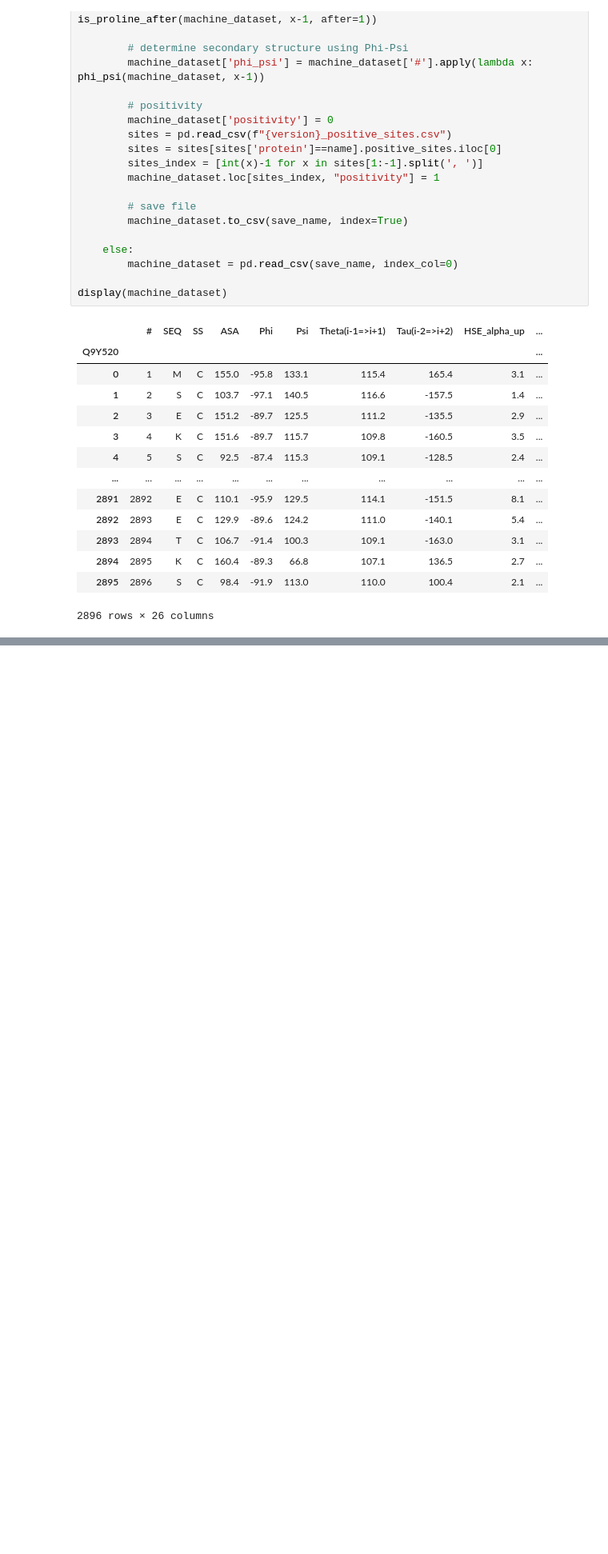
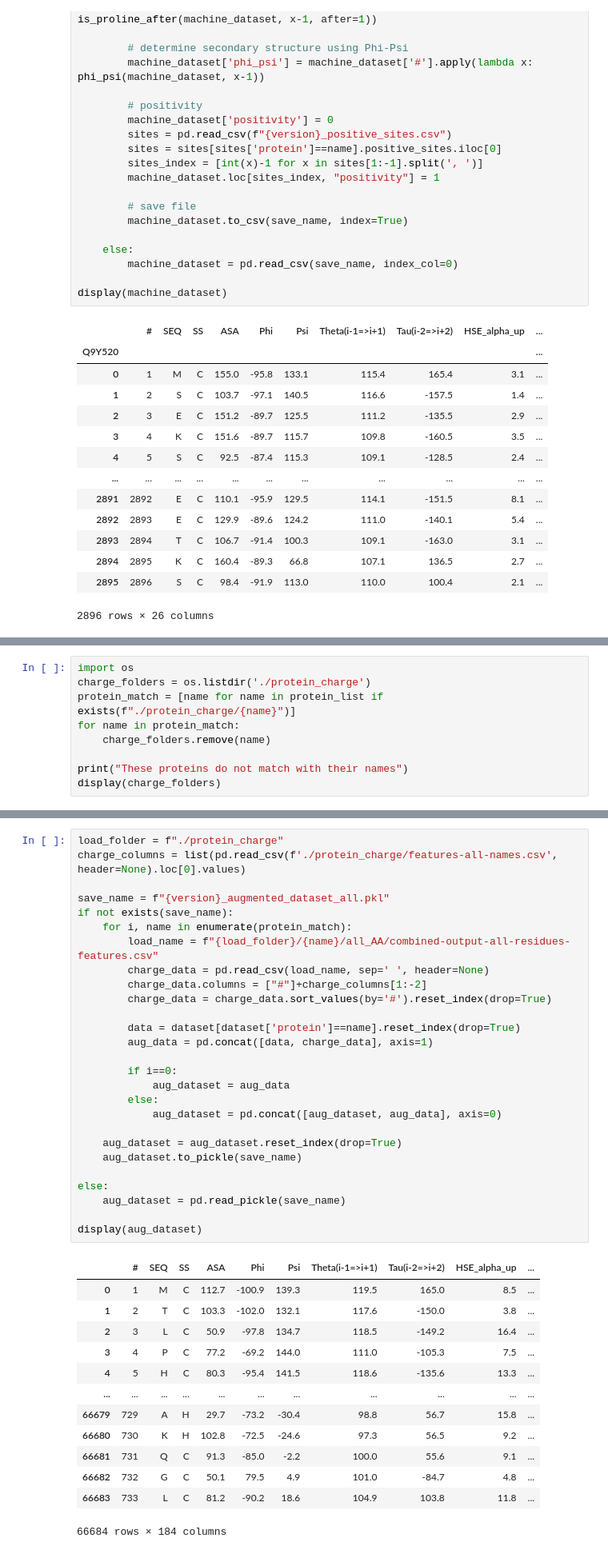
Before and after one commit to pseokyoung/MIT_glyco, a Jupyter notebook: v4_script_1_data_preprocessing.ipynb, the cells around one changed output, grey strips where cells are left out. Shown at 80% size. Cells and saved outputs as stored; diff of their text form; blank space fills up the shorter version.

Commit message:
update data preprocessing

```diff
--- a/v4_script_1_data_preprocessing.ipynb
+++ b/v4_script_1_data_preprocessing.ipynb
@@ -385,0 +414,9 @@ display(data_for_ml)
+# %%
+import os
+charge_folders = os.listdir('./protein_charge')
+protein_match = [name for name in protein_list if exists(f"./protein_charge/{name}")]
+for name in protein_match:
+    charge_folders.remove(name)
+
+print("These proteins do not match with their names")
+display(charge_folders)
@@ -385,0 +439,41 @@ display(data_for_ml)
+# %%
+load_folder = f"./protein_charge"
+charge_columns = list(pd.read_csv(f'./protein_charge/features-all-names.csv', header=None).loc[0].values)
+
+save_name = f"{version}_augmented_dataset_all.pkl"
+if not exists(save_name):
+    for i, name in enumerate(protein_match):
+        load_name = f"{load_folder}/{name}/all_AA/combined-output-all-residues-features.csv"
+        charge_data = pd.read_csv(load_name, sep=' ', header=None)
+        charge_data.columns = ["#"]+charge_columns[1:-2]
+        charge_data = charge_data.sort_values(by='#').reset_index(drop=True)
+
+        data = dataset[dataset['protein']==name].reset_index(drop=True)
+        aug_data = pd.concat([data, charge_data], axis=1)
+
+        if i==0:
+            aug_dataset = aug_data
+        else:
+            aug_dataset = pd.concat([aug_dataset, aug_data], axis=0)
+
+    aug_dataset = aug_dataset.reset_index(drop=True)
+    aug_dataset.to_pickle(save_name)
+
+else:
+    aug_dataset = pd.read_pickle(save_name)
+
+display(aug_dataset)
+# %% [output]
+|  | # | SEQ | SS | ASA | Phi | Psi | Theta(i-1=>i+1) | Tau(i-2=>i+2) | HSE_alpha_up | ... |
+| 0 | 1 | M | C | 112.7 | -100.9 | 139.3 | 119.5 | 165.0 | 8.5 | ... |
+| 1 | 2 | T | C | 103.3 | -102.0 | 132.1 | 117.6 | -150.0 | 3.8 | ... |
+| 2 | 3 | L | C | 50.9 | -97.8 | 134.7 | 118.5 | -149.2 | 16.4 | ... |
+| 3 | 4 | P | C | 77.2 | -69.2 | 144.0 | 111.0 | -105.3 | 7.5 | ... |
+| 4 | 5 | H | C | 80.3 | -95.4 | 141.5 | 118.6 | -135.6 | 13.3 | ... |
+| ... | ... | ... | ... | ... | ... | ... | ... | ... | ... | ... |
+| 66679 | 729 | A | H | 29.7 | -73.2 | -30.4 | 98.8 | 56.7 | 15.8 | ... |
+| 66680 | 730 | K | H | 102.8 | -72.5 | -24.6 | 97.3 | 56.5 | 9.2 | ... |
+| 66681 | 731 | Q | C | 91.3 | -85.0 | -2.2 | 100.0 | 55.6 | 9.1 | ... |
+| 66682 | 732 | G | C | 50.1 | 79.5 | 4.9 | 101.0 | -84.7 | 4.8 | ... |
+| 66683 | 733 | L | C | 81.2 | -90.2 | 18.6 | 104.9 | 103.8 | 11.8 | ... |
+66684 rows × 184 columns
```
Also changed, not shown: parts of 8 cells of this notebook, 4 other files.
